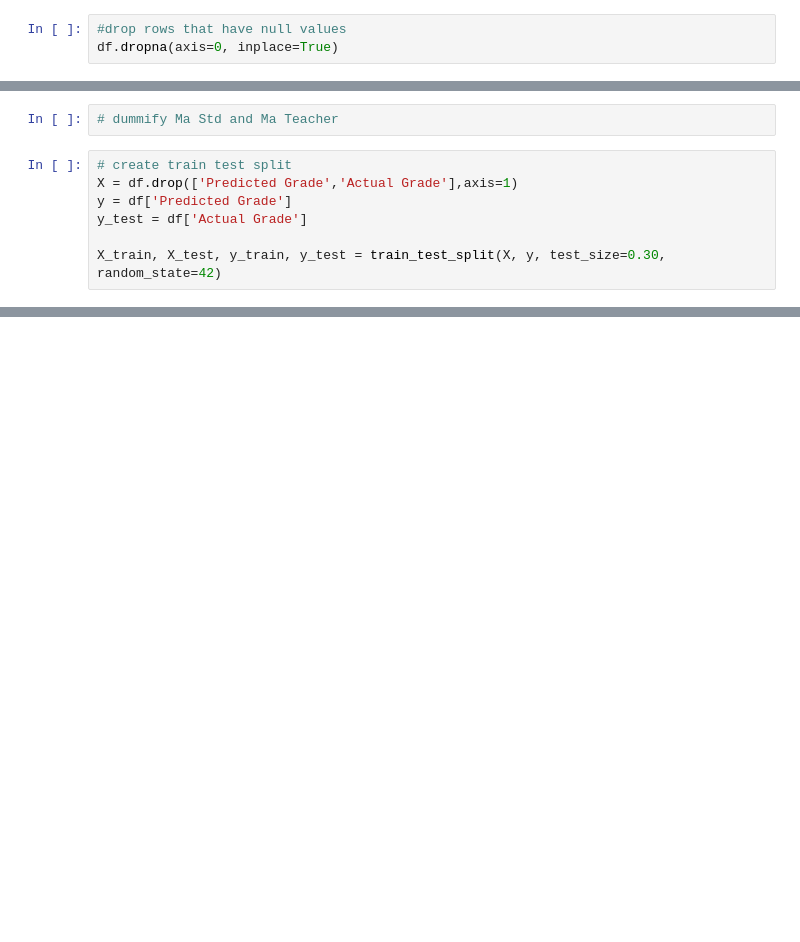
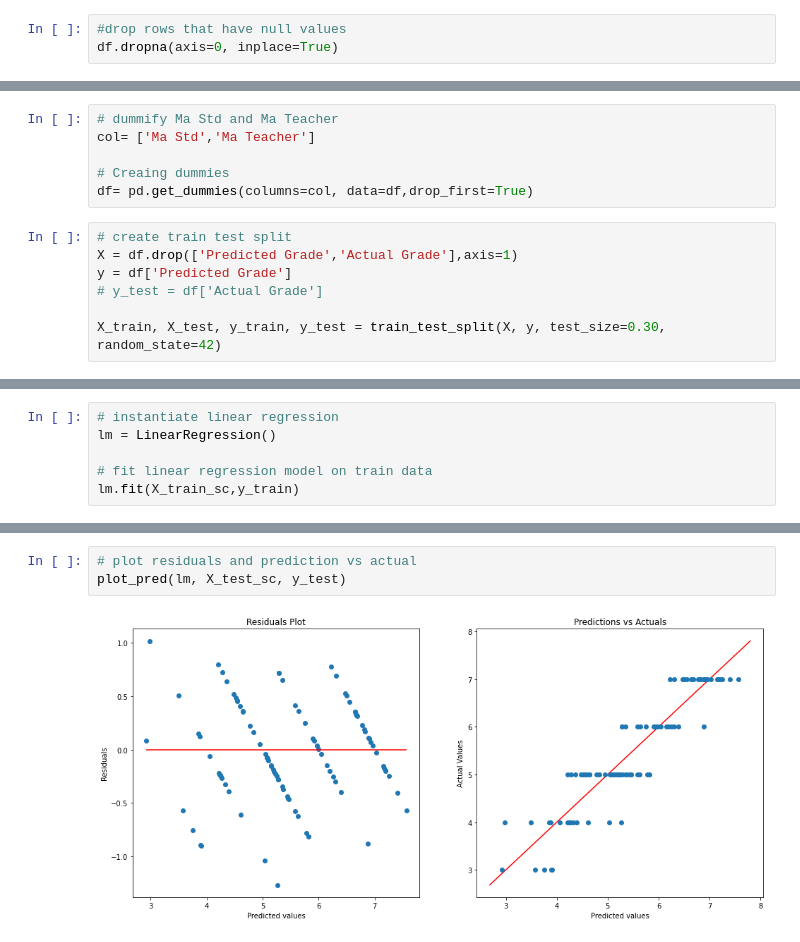
Before and after one commit to siti-alawiyah/ibresultprediction, a Jupyter notebook: Linear_Model.ipynb, the cells around one changed output, grey strips where cells are left out. Cells and saved outputs as stored; diff of their text form; blank space fills up the shorter version.

```diff
--- a/Linear_Model.ipynb
+++ b/Linear_Model.ipynb
@@ -48,10 +90,14 @@ df.info()
 # %%
 # dummify Ma Std and Ma Teacher
+col= ['Ma Std','Ma Teacher']
+
+# Creaing dummies
+df= pd.get_dummies(columns=col, data=df,drop_first=True)
 # %%
 # create train test split
 X = df.drop(['Predicted Grade','Actual Grade'],axis=1)
 y = df['Predicted Grade']
-y_test = df['Actual Grade']
+# y_test = df['Actual Grade']
 
 X_train, X_test, y_train, y_test = train_test_split(X, y, test_size=0.30, random_state=42)
 # %%
@@ -66,0 +181,6 @@ test_submission = sc.transform(df_test)
+# %%
+# instantiate linear regression
+lm = LinearRegression()
+
+# fit linear regression model on train data
+lm.fit(X_train_sc,y_train)
@@ -66,0 +196,5 @@ test_submission = sc.transform(df_test)
+# %%
+# plot residuals and prediction vs actual
+plot_pred(lm, X_test_sc, y_test)
+# %% [output]
+[figure, added]
```
Also changed, not shown: parts of 28 cells of this notebook.
